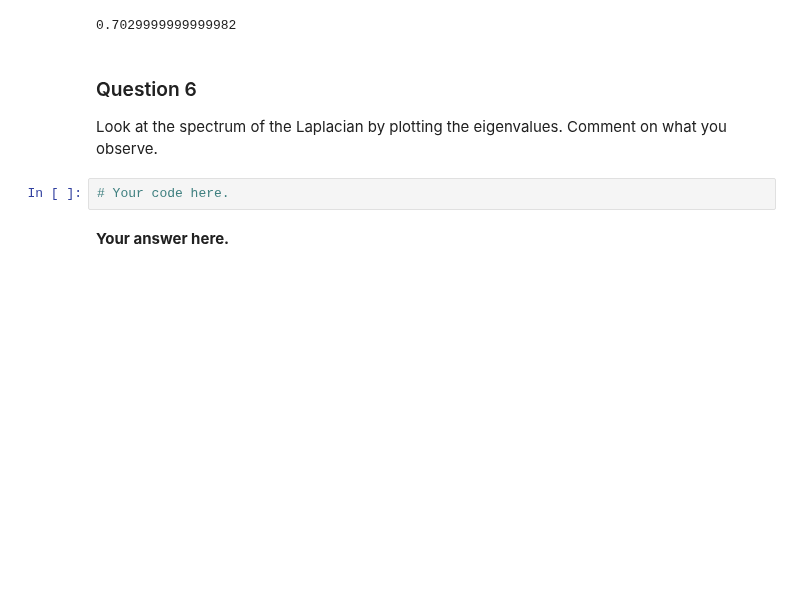
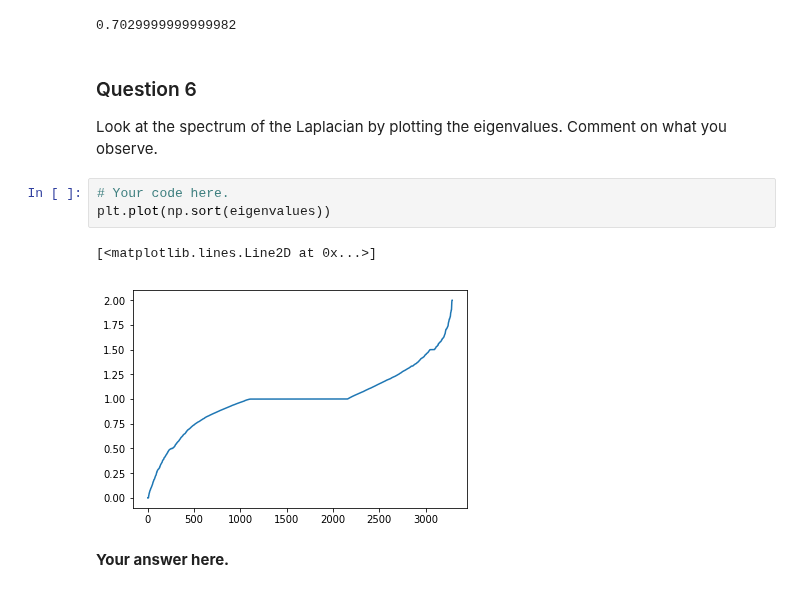
Before and after one commit to ownzonefeng/ntds_groupwork, a Jupyter notebook: Milestone3/HW3_YF.ipynb, the cells around one changed output. Saved outputs shown, nothing was run; the diff lists cells and outputs as text; blank space fills up the shorter version.

```diff
--- a/Milestone3/HW3_YF.ipynb
+++ b/Milestone3/HW3_YF.ipynb
@@ -167,6 +167,10 @@ Look at the spectrum of the Laplacian by plotting the eigenvalues.
 Comment on what you observe.
 # %%
 # Your code here.
+plt.plot(np.sort(eigenvalues))
+# %% [output]
+[<matplotlib.lines.Line2D at 0x...>]
+[figure, added]
 # %% [markdown]
 **Your answer here.**
 # %% [markdown]
```
